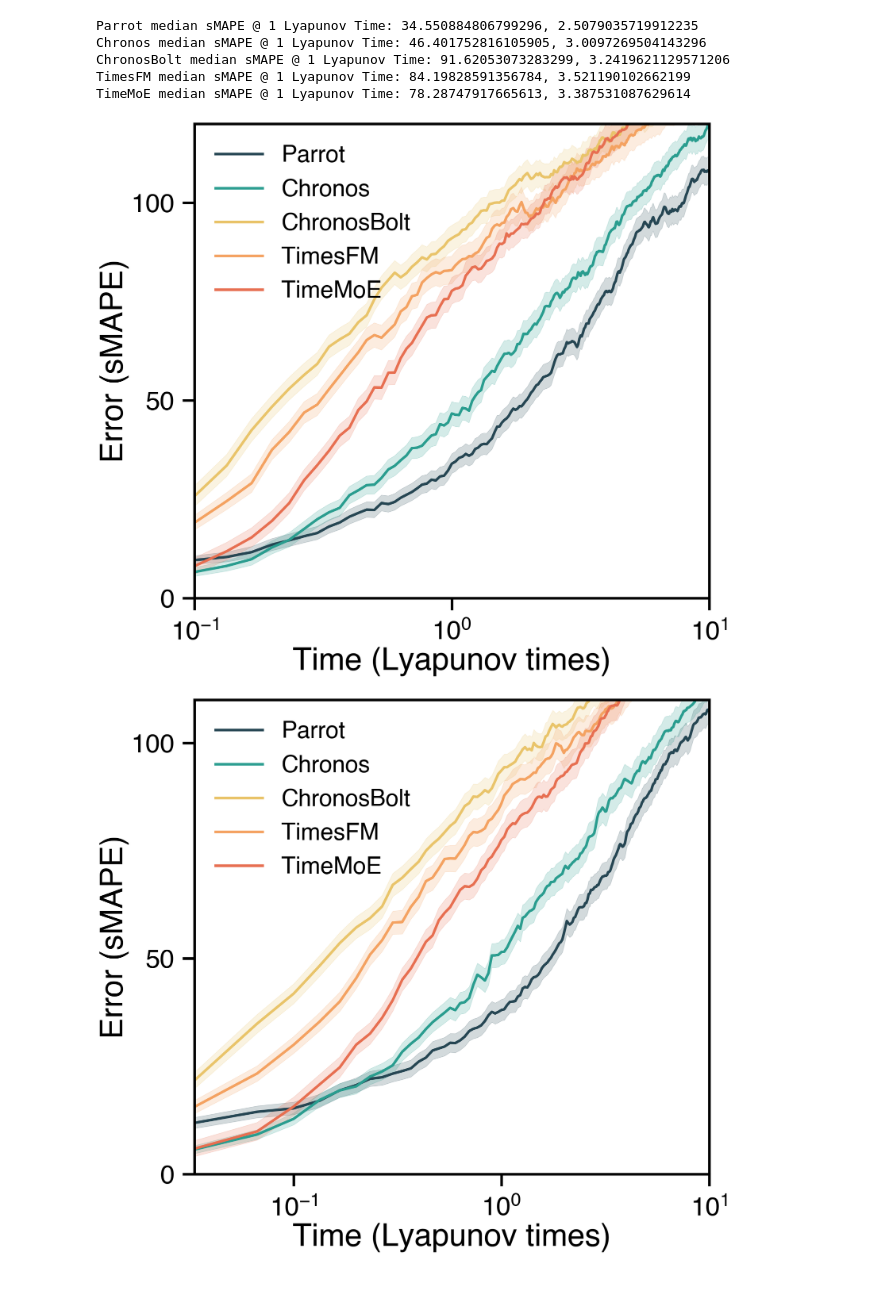
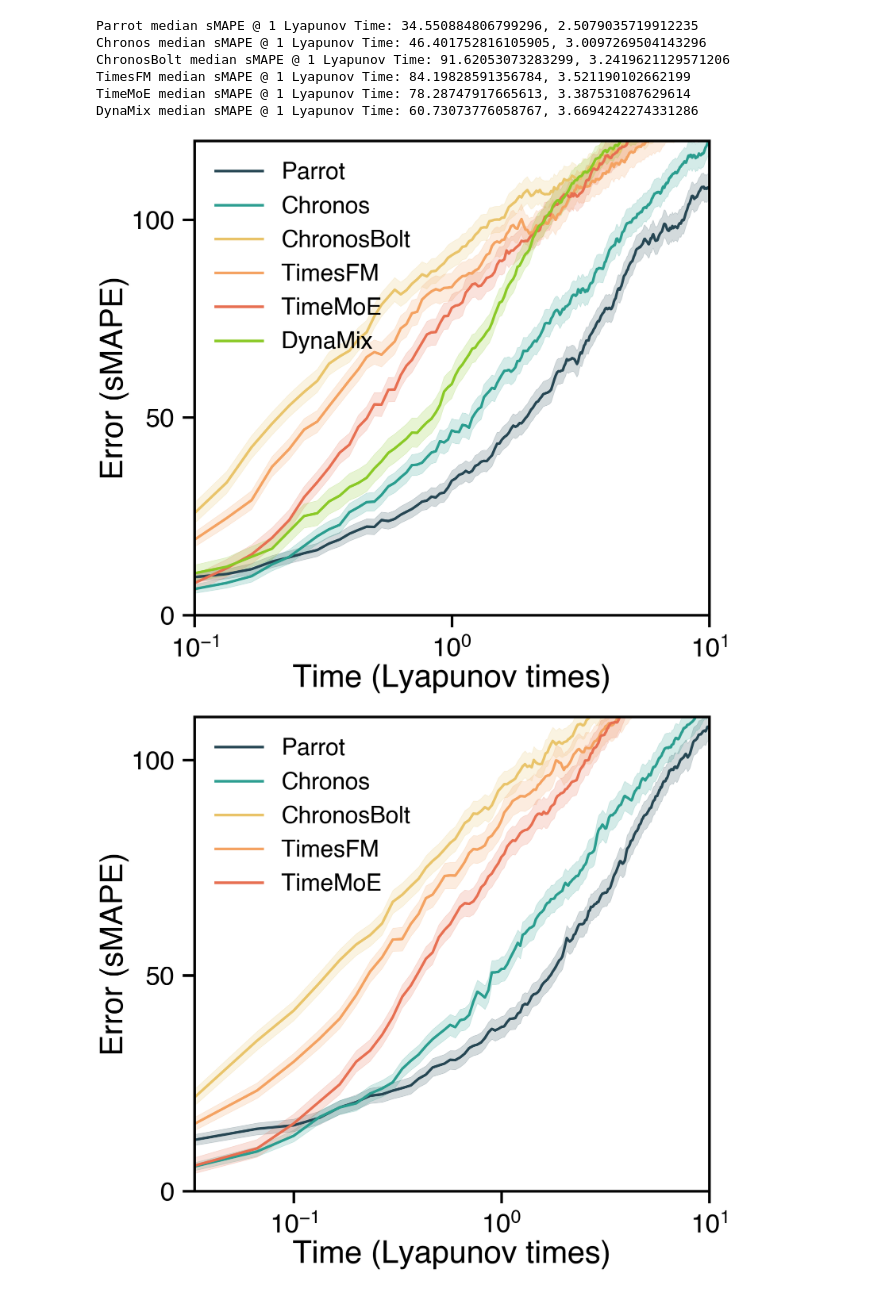
Before and after one commit to y-z-zhang/parroting, a Jupyter notebook: analysis/analysis_fixed_context_length.ipynb, the cells around one changed output. Cells and saved outputs as stored; diff of their text form; code cells hidden in the pictures.

Commit message:
Include DynaMix

```diff
--- a/analysis/analysis_fixed_context_length.ipynb
+++ b/analysis/analysis_fixed_context_length.ipynb
@@ -127,7 +127,7 @@ dynamix_median_mae = np.load(f'./dynamix_statistics/median_mae.npy',allow_pickle
 ## set all fonts to Helvetica
 plt.rcParams["font.family"] = "Helvetica"
 # %%
-colors = ["#264653", "#2a9d8f", "#e9c46a", "#f4a261", "#e76f51"]
+colors = ["#264653", "#2a9d8f", "#e9c46a", "#f4a261", "#e76f51", "#8ac926", "#1982c4", "#6a4c93"]
 
 time = np.arange(1/granularity, (forecast_length+1)/granularity, 1/granularity)
 
@@ -182,34 +182,42 @@ print(f"TimesFM median sMAPE @ 1 Lyapunov Time: {smape_trj[granularity]}, {smape
 
 smape_trjs = [TimeMoE_median_smape[(equation_name, context_length)] for equation_name, ctx in TimeMoE_median_smape.keys() if ctx == context_length]
 smape_trj = np.median(smape_trjs, axis=0)
 smape_std = np.std(smape_trjs, axis=0)/np.sqrt(len(equation_names))
 plt.plot(time, smape_trj, lw=5, ls='-', alpha=1, color=colors[4], label='TimeMoE')
 ax.fill_between(time, smape_trj - smape_std, smape_trj + smape_std, alpha=0.2, color=colors[4])
 print(f"TimeMoE median sMAPE @ 1 Lyapunov Time: {smape_trj[granularity]}, {smape_std[granularity]}")
 
+smape_trjs = [dynamix_median_smape[(equation_name, context_length)] for equation_name, ctx in dynamix_median_smape.keys() if ctx == context_length]
+smape_trj = np.median(smape_trjs, axis=0)
+smape_std = np.std(smape_trjs, axis=0)/np.sqrt(len(equation_names))
+plt.plot(time, smape_trj, lw=5, ls='-', alpha=1, color=colors[5], label='DynaMix')
+ax.fill_between(time, smape_trj - smape_std, smape_trj + smape_std, alpha=0.2, color=colors[5])
+print(f"DynaMix median sMAPE @ 1 Lyapunov Time: {smape_trj[granularity]}, {smape_std[granularity]}")
+
 plt.xscale('log')
 #plt.yscale('log')
 
 plt.xlim([time[0], time[-1]])
 plt.xlim([1e-1, time[-1]])
 plt.ylim([0, 120])
 
 plt.yticks([0, 50, 100])
 
 plt.legend(loc='upper left', frameon=False, prop={'size':45, 'family': 'Helvetica'}, ncol=1)
 
 plt.gca().tick_params(axis='y', pad=15, size=23, width=5)
 plt.gca().tick_params(axis='x', pad=20, size=23, width=5)
 
 fig.set_tight_layout(True)
 plt.savefig(f'smape_rolling_compare_normalized.pdf', bbox_inches='tight')
 # %% [output]
 Parrot median sMAPE @ 1 Lyapunov Time: 34.550884806799296, 2.5079035719912235
 Chronos median sMAPE @ 1 Lyapunov Time: 46.401752816105905, 3.0097269504143296
 ChronosBolt median sMAPE @ 1 Lyapunov Time: 91.62053073283299, 3.2419621129571206
 TimesFM median sMAPE @ 1 Lyapunov Time: 84.19828591356784, 3.521190102662199
 TimeMoE median sMAPE @ 1 Lyapunov Time: 78.28747917665613, 3.387531087629614
+DynaMix median sMAPE @ 1 Lyapunov Time: 60.73073776058767, 3.6694242274331286
-[figure, old version]
+[figure, new version]
 # %%
 colors = ["#264653", "#2a9d8f", "#e9c46a", "#f4a261", "#e76f51"]
 
```
Also changed, not shown: 1 other file.
